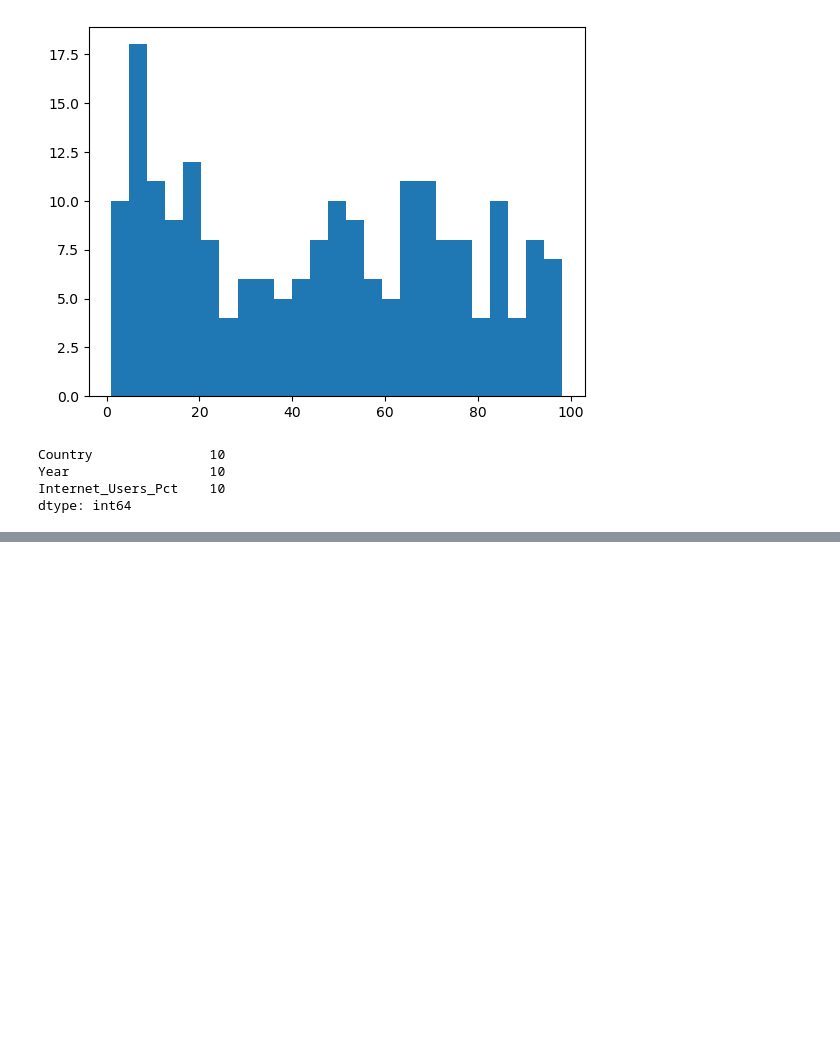
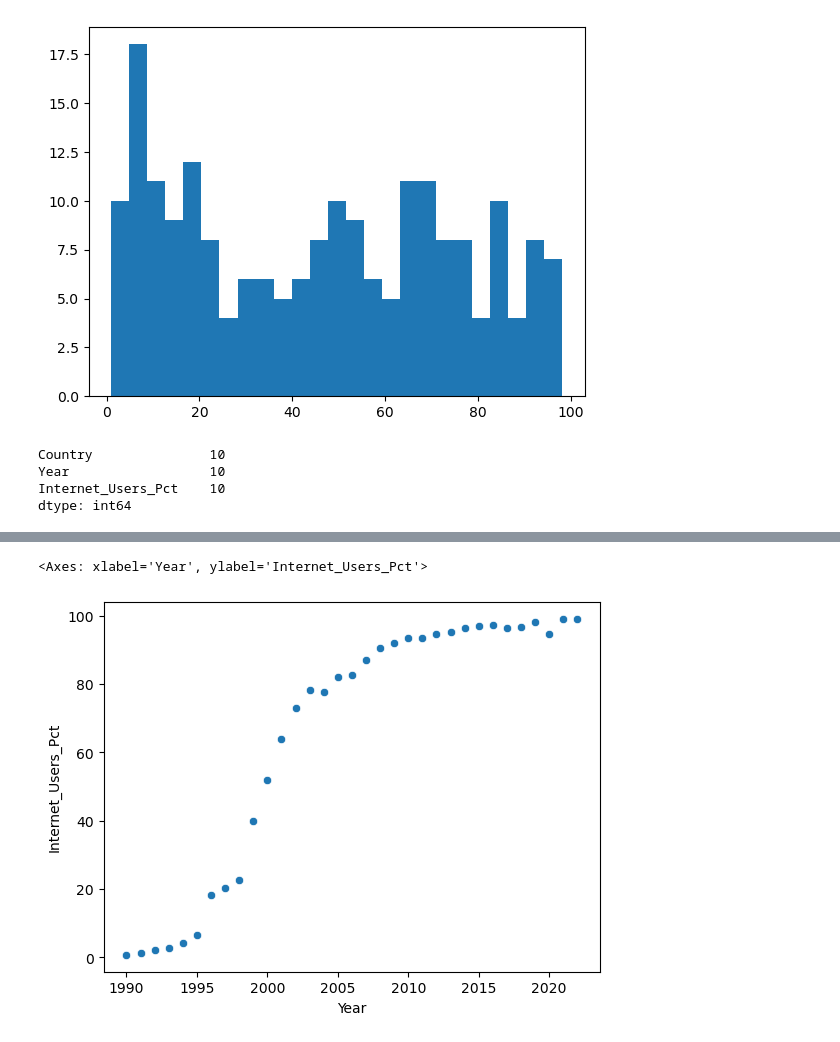
Before and after one commit to NSS-Data-Analytics-Cohort-17/un-datasets-therbold, a Jupyter notebook: script/un_data_project.ipynb, the cells around one changed output, grey strips where cells are left out. Cells and saved outputs as stored; diff of their text form; code cells hidden in the pictures; blank space fills up the shorter version.

```diff
--- a/script/un_data_project.ipynb
+++ b/script/un_data_project.ipynb
@@ -416,0 +505,3 @@ dtype: int64
+# %%
+norway_internet = gdp_and_internet_df[gdp_and_internet_df['Country'] == 'Norway']
+norway_internet.head()
@@ -416,0 +515,5 @@ dtype: int64
+# %%
+sns.scatterplot(x=norway_internet['Year'], y=norway_internet['Internet_Users_Pct'])
+# %% [output]
+<Axes: xlabel='Year', ylabel='Internet_Users_Pct'>
+[figure, added]
```
Also changed, not shown: parts of 17 cells of this notebook.
